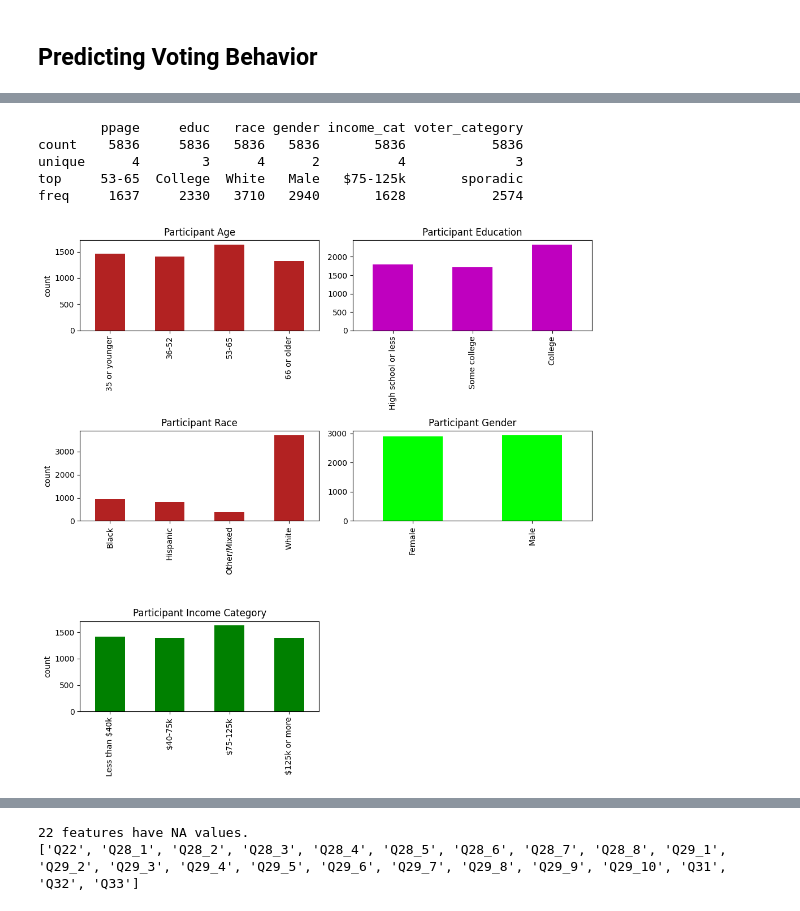
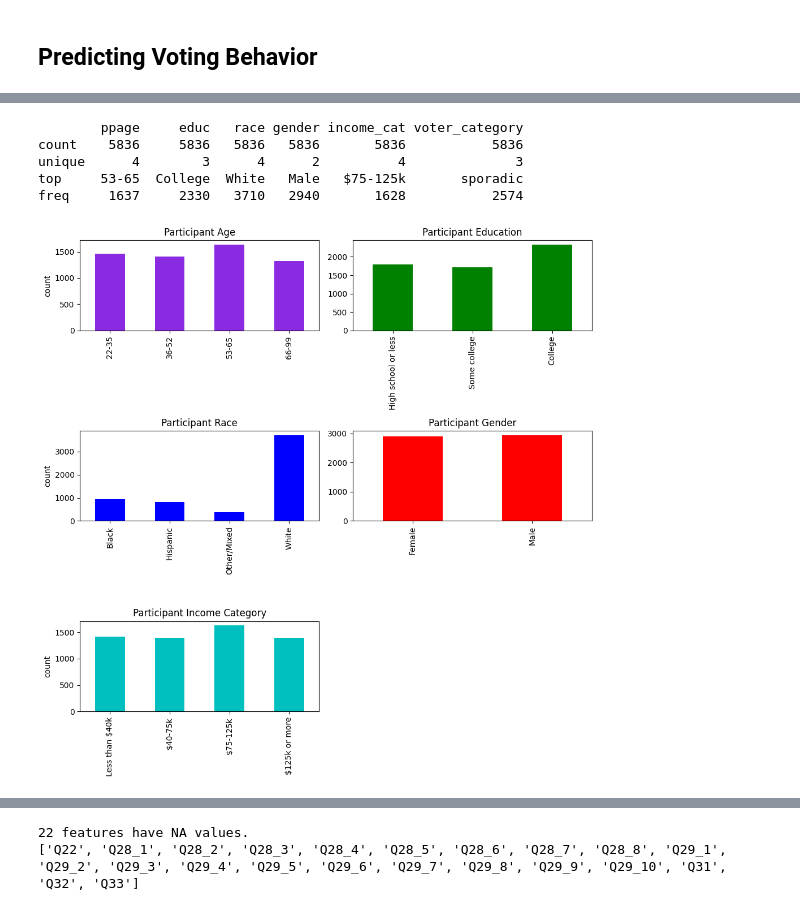
Before and after one commit to julietlawton/Predicting-Voting-Behavior, a Jupyter notebook: predicting_voting_behavior.ipynb, the cells around one changed output, grey strips where cells are left out. Saved outputs shown, nothing was run; the diff lists cells and outputs as text; code cells hidden in the pictures.

```diff
--- a/predicting_voting_behavior.ipynb
+++ b/predicting_voting_behavior.ipynb
@@ -92,7 +42,7 @@ non_voters.educ = pd.Categorical(non_voters.educ, ordered=True, categories=['Hig
 non_voters.voter_category = pd.Categorical(non_voters.voter_category, ordered=True, categories=['rarely/never', 'sporadic', 'always'])
 
 # Examine target variable distribution
-non_voters.voter_category.value_counts().sort_index().plot(kind='bar', color=choose_random_color())
+non_voters.voter_category.value_counts().sort_index().plot(kind='bar', color='navy')
 plt.title('Voter Category Distribution')
 plt.ylabel('count')
 plt.show()
@@ -100,19 +50,19 @@ plt.show()
 # Examine age distribution of participants
 print(non_voters.ppage.describe())
 
-plt.hist(non_voters.ppage)
+plt.hist(non_voters.ppage, color='m')
 plt.title('Age Distribution of Participants in Sample')
 plt.xlabel('age')
 plt.ylabel('count')
 plt.show()
 plt.clf()
 
-# Convert age feature to be catgorical instead of quantitative to improve interpretability
-non_voters.ppage = pd.cut(non_voters.ppage, bins=[0, 36, 53, 66, 99], labels=['35 or younger', '36-52', '53-65', '66 or older'])
-non_voters.ppage = pd.Categorical(non_voters.ppage, ordered=True, categories=['35 or younger', '36-52', '53-65', '66 or older'])
+# Convert age feature to be categorical instead of quantitative to improve interpretability
+non_voters.ppage = pd.cut(non_voters.ppage, bins=[0, 36, 53, 66, 99], labels=['22-35', '36-52', '53-65', '66-99'])
+non_voters.ppage = pd.Categorical(non_voters.ppage, ordered=True, categories=['22-35', '36-52', '53-65', '66-99'])
 
 # Examine new distribtuion
-non_voters.ppage.value_counts().sort_index().plot(kind='bar', color=choose_random_color())
+non_voters.ppage.value_counts().sort_index().plot(kind='bar', color='pink')
 plt.title('Age Distribution of Participants in Sample')
 plt.ylabel('count')
 plt.show()
@@ -132,39 +93,39 @@ Name: ppage, dtype: float64
 # %%
 # Examine demographics of participants in the dataset
 voter_demographics = non_voters[['ppage', 'educ', 'race', 'gender', 'income_cat', 'voter_category']].copy()
 print(voter_demographics.describe(include='all'))
 
 # Visualize distribution of participant demographics
 fig, ax = plt.subplots(3, 2, figsize=(10, 10))
-voter_demographics.ppage.value_counts().sort_index().plot(ax=ax[0, 0], kind='bar', color=choose_random_color())
+voter_demographics.ppage.value_counts().sort_index().plot(ax=ax[0, 0], kind='bar', color='blueviolet')
 ax[0, 0].set_title('Participant Age')
 ax[0, 0].set_ylabel('count')
 
-voter_demographics.educ.value_counts().sort_index().plot(ax=ax[0, 1], kind='bar', color=choose_random_color())
+voter_demographics.educ.value_counts().sort_index().plot(ax=ax[0, 1], kind='bar', color='g')
 ax[0, 1].set_title('Participant Education')
 
-voter_demographics.race.value_counts().sort_index().plot(ax=ax[1, 0], kind='bar', color=choose_random_color())
+voter_demographics.race.value_counts().sort_index().plot(ax=ax[1, 0], kind='bar', color='b')
 ax[1, 0].set_title('Participant Race')
 ax[1, 0].set_ylabel('count')
 
-voter_demographics.gender.value_counts().sort_index().plot(ax=ax[1, 1], kind='bar', color=choose_random_color())
+voter_demographics.gender.value_counts().sort_index().plot(ax=ax[1, 1], kind='bar', color='r')
 ax[1, 1].set_title('Participant Gender')
 
-voter_demographics.income_cat.value_counts().sort_index().plot(ax=ax[2, 0], kind='bar', color=choose_random_color())
+voter_demographics.income_cat.value_counts().sort_index().plot(ax=ax[2, 0], kind='bar', color='c')
 ax[2, 0].set_title('Participant Income Category')
 ax[2, 0].set_ylabel('count')
 
 ax[2, 1].axis('off')
 
 plt.tight_layout()
 plt.show()
 # %% [output]
         ppage     educ   race gender income_cat voter_category
 count    5836     5836   5836   5836       5836           5836
 unique      4        3      4      2          4              3
 top     53-65  College  White   Male   $75-125k       sporadic
 freq     1637     2330   3710   2940       1628           2574
-[figure, old version]
+[figure, new version]
 # %%
 # Examine voter demographics compared to voter category
 fig, ax = plt.subplots(3, 2, figsize=(10, 10))
```
Also changed, not shown: parts of 20 cells of this notebook, 1 other file.
